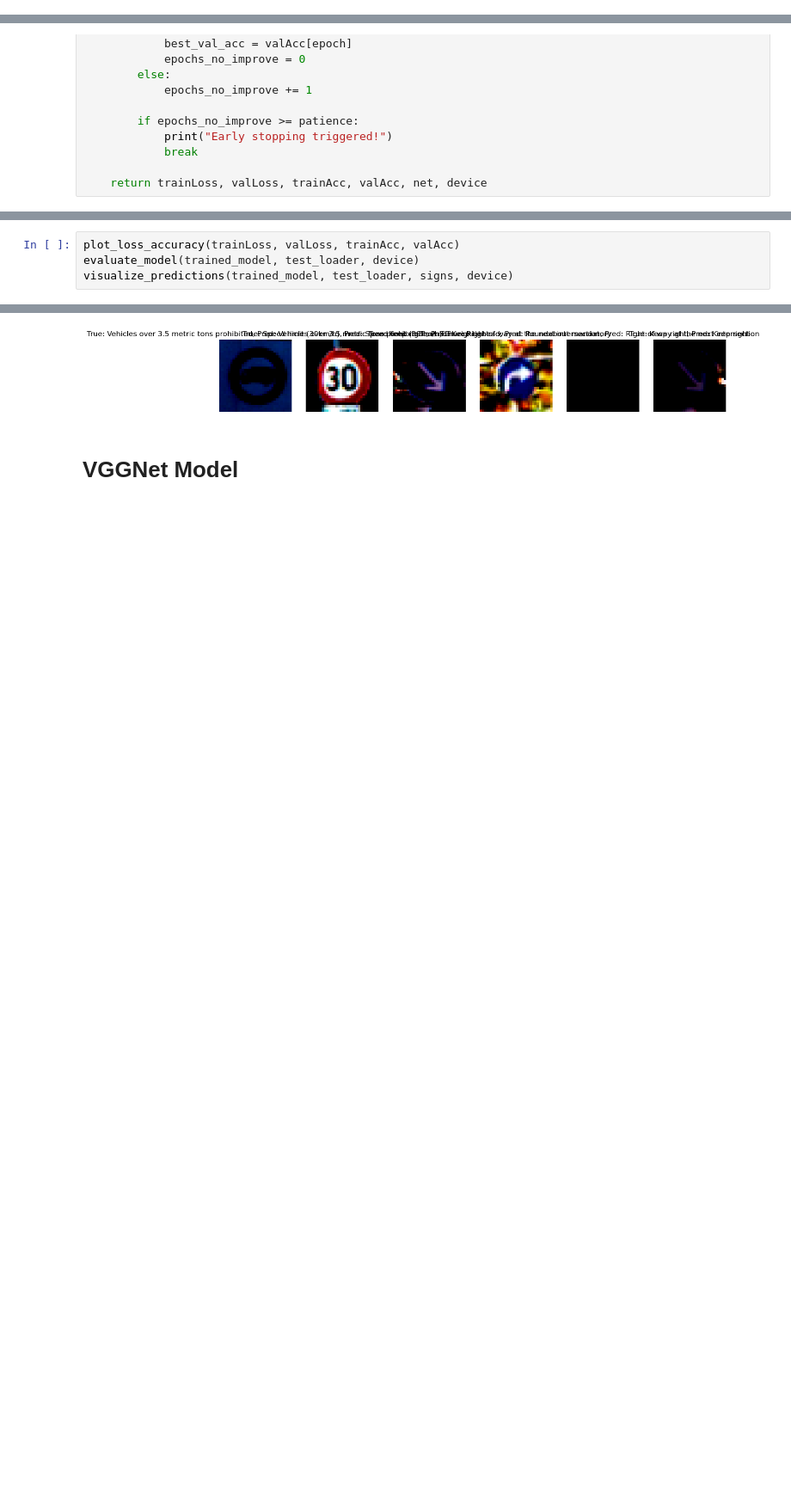
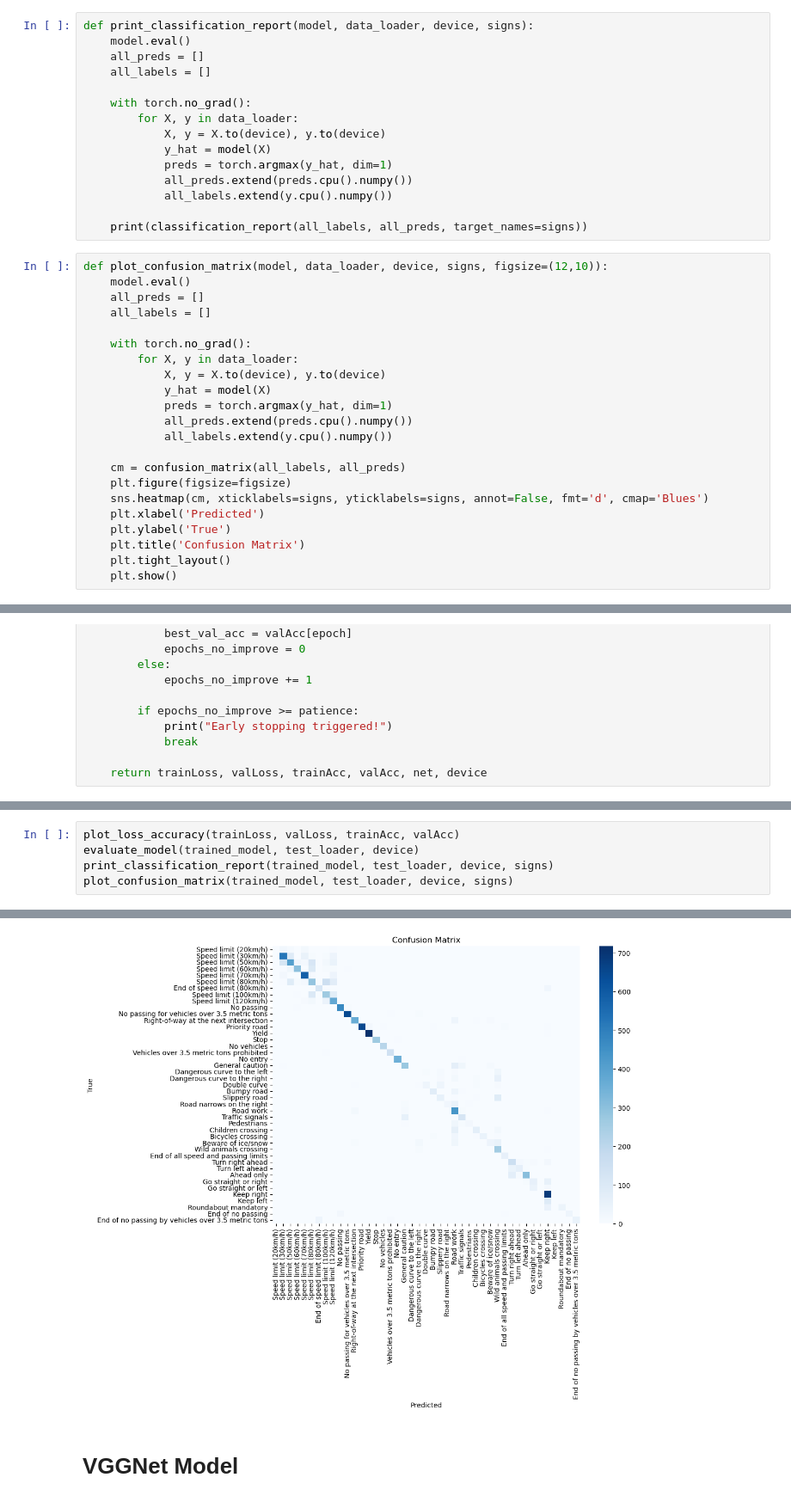
Before and after one commit to Sujeev-Uthayakumar/german-traffic-sign-classifier, a Jupyter notebook: german-traffic-signs.ipynb, the cells around one changed output, grey strips where cells are left out. Shown: that part at 86% size. Drawn from its saved outputs; the diff is of its cells as text; blank space fills up the shorter version.

```diff
--- a/german-traffic-signs.ipynb
+++ b/german-traffic-signs.ipynb
@@ -166,3 +183,40 @@ def visualize_predictions(model, test_loader, signs, device, num_images=6):
+# %%
+def print_classification_report(model, data_loader, device, signs):
+    model.eval()
+    all_preds = []
+    all_labels = []
+
+    with torch.no_grad():
+        for X, y in data_loader:
+            X, y = X.to(device), y.to(device)
+            y_hat = model(X)
+            preds = torch.argmax(y_hat, dim=1)
+            all_preds.extend(preds.cpu().numpy())
+            all_labels.extend(y.cpu().numpy())
+
+    print(classification_report(all_labels, all_preds, target_names=signs))
+# %%
+def plot_confusion_matrix(model, data_loader, device, signs, figsize=(12,10)):
+    model.eval()
+    all_preds = []
+    all_labels = []
+
+    with torch.no_grad():
+        for X, y in data_loader:
+            X, y = X.to(device), y.to(device)
+            y_hat = model(X)
+            preds = torch.argmax(y_hat, dim=1)
+            all_preds.extend(preds.cpu().numpy())
+            all_labels.extend(y.cpu().numpy())
+
+    cm = confusion_matrix(all_labels, all_preds)
+    plt.figure(figsize=figsize)
+    sns.heatmap(cm, xticklabels=signs, yticklabels=signs, annot=False, fmt='d', cmap='Blues')
+    plt.xlabel('Predicted')
+    plt.ylabel('True')
+    plt.title('Confusion Matrix')
+    plt.tight_layout()
+    plt.show()
 # %%
 NUM_CLASSES = len(np.unique(y_train))
 EPOCHS = 20
@@ -270,5 +329,6 @@ Early stopping triggered!
 # %%
 plot_loss_accuracy(trainLoss, valLoss, trainAcc, valAcc)
 evaluate_model(trained_model, test_loader, device)
-visualize_predictions(trained_model, test_loader, signs, device)
+print_classification_report(trained_model, test_loader, device, signs)
+plot_confusion_matrix(trained_model, test_loader, device, signs)
 # %% [output]
@@ -283,4 +354,4 @@ Test Accuracy: 72.74%
-[figure, old version]
+[figure, new version]
 # %% [markdown]
 # VGGNet Model
 # %%
```
Also changed, not shown: parts of 13 cells of this notebook.
